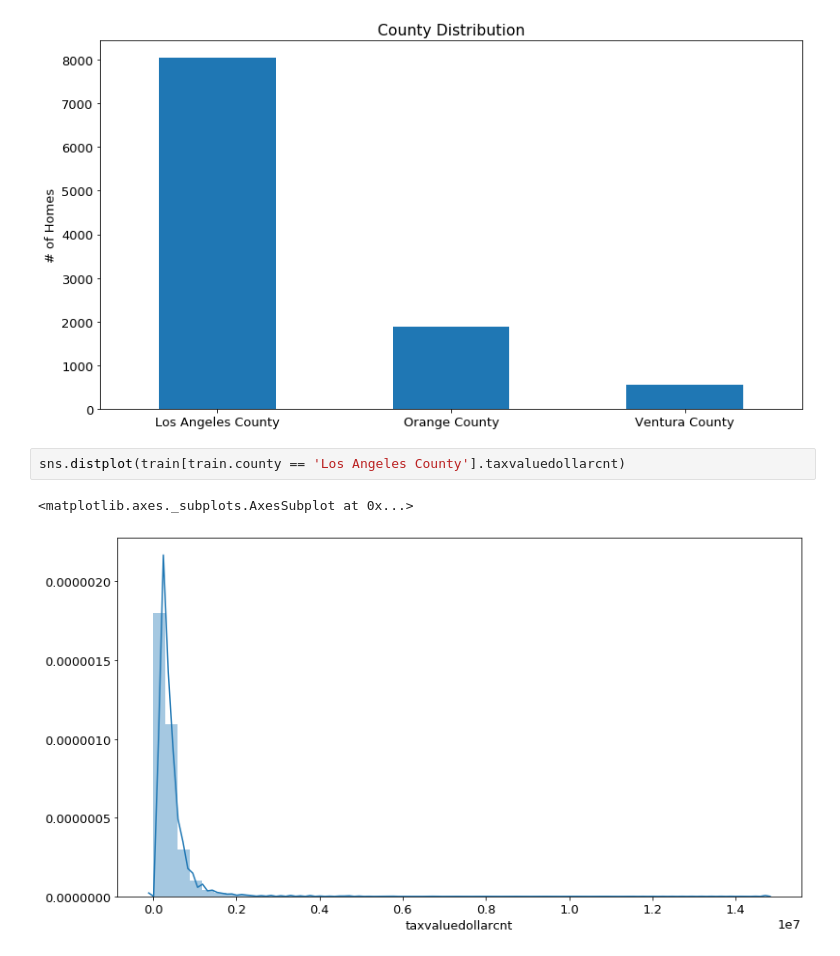
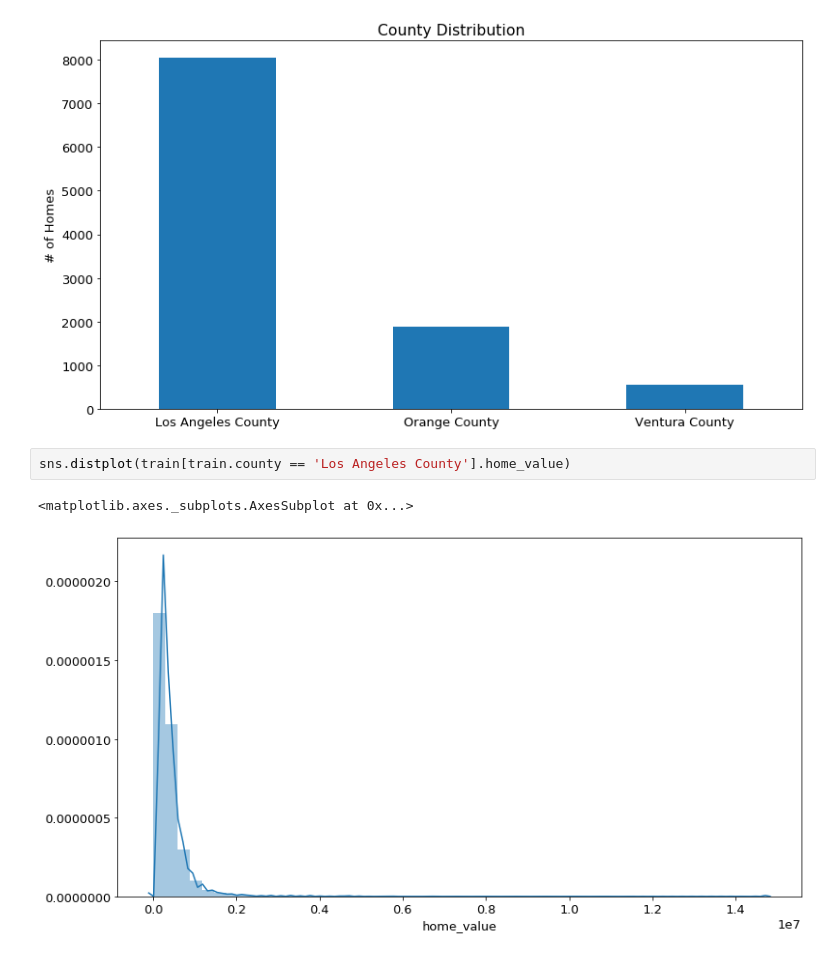
Before and after one commit to Brandon-Martinez27/zillow_regression_project, a Jupyter notebook: explore_g.ipynb, the cells around one changed output. Drawn from its saved outputs; the diff is of its cells as text.

```diff
--- a/explore_g.ipynb
+++ b/explore_g.ipynb
@@ -211,8 +211,8 @@ plt.xticks(rotation=0)
 (array([0, 1, 2]), <a list of 3 Text xticklabel objects>)
 [figure]
 # %%
-sns.distplot(train[train.county == 'Los Angeles County'].taxvaluedollarcnt)
+sns.distplot(train[train.county == 'Los Angeles County'].home_value)
 # %% [output]
 <matplotlib.axes._subplots.AxesSubplot at 0x...>
-[figure, old version]
+[figure, new version]
 # %%
```
Also changed, not shown: parts of 20 cells of this notebook, 3 other files.
